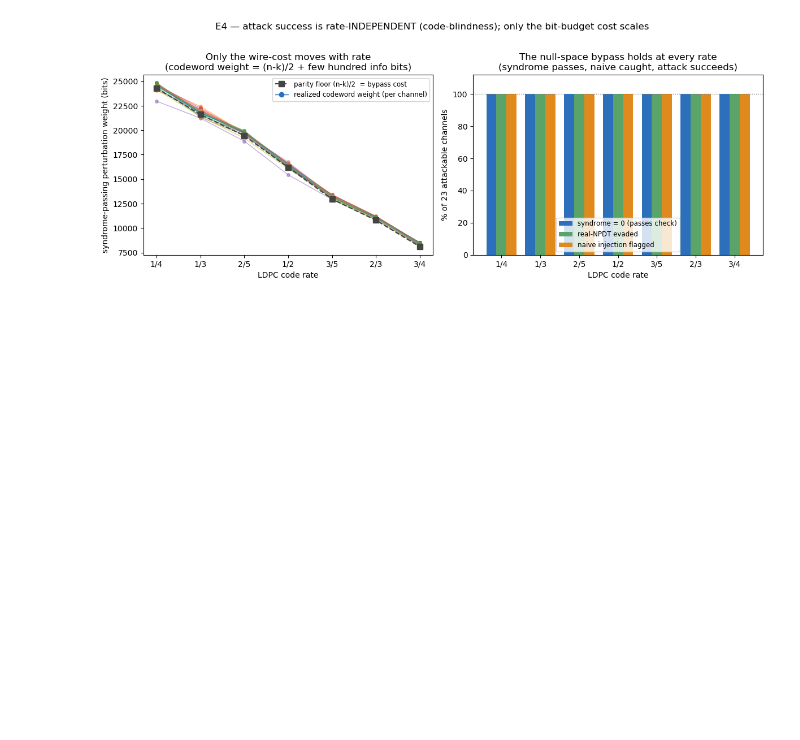
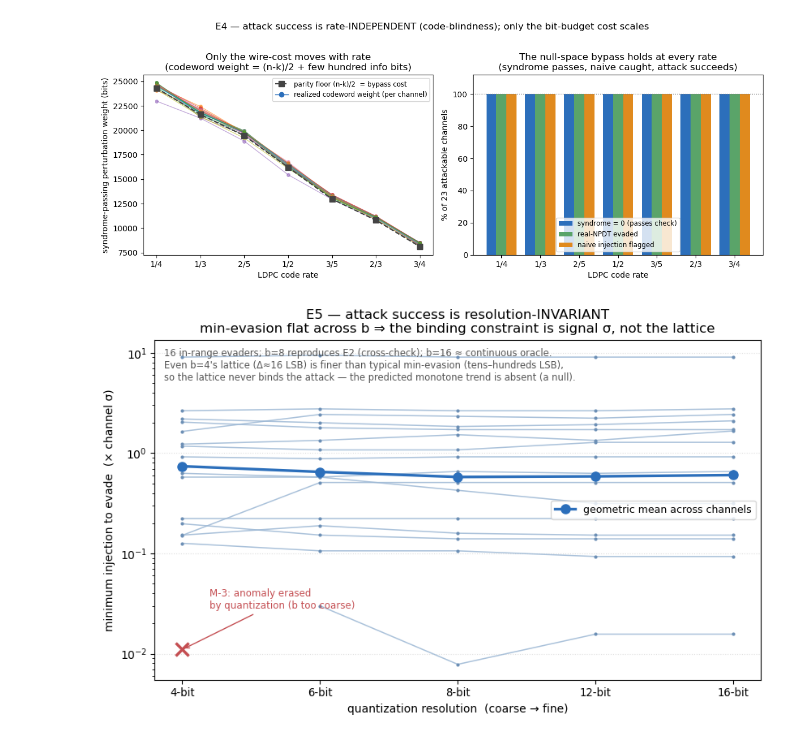
Before and after one commit to ramananj34/SecureSpace, a Jupyter notebook: nullspace_explorations/exploration_viz.ipynb, the cells around one changed output. Drawn from its saved outputs; the diff is of its cells as text; code cells hidden in the pictures; blank space fills up the shorter version.

```diff
--- a/nullspace_explorations/exploration_viz.ipynb
+++ b/nullspace_explorations/exploration_viz.ipynb
@@ -37,3 +37,47 @@ fig.suptitle("E4 — attack success is rate-INDEPENDENT (code-blindness); only t
 plt.tight_layout(); plt.show()
 # %% [output]
 [figure]
+# %%
+import json, numpy as np, matplotlib.pyplot as plt
+from pathlib import Path
+E5 = json.load(open("runs_e5/e5_summary.json"))
+B = [4, 6, 8, 12, 16]
+xpos = {b: i for i, b in enumerate(B)}
+fig, ax = plt.subplots(figsize=(8.4, 5.3))
+geom = {b: [] for b in B}
+erased = []
+for r in E5:
+    xs, ys = [], []
+    for row in r["by_b"]:
+        b = row["b"]
+        if not row["clean_hit_at_b"]:
+            erased.append((xpos[b], r["chan"])); continue
+        v = row["min_evasion_over_sigma"]
+        if v is None:
+            continue
+        xs.append(xpos[b]); ys.append(v); geom[b].append(v)
+    ax.plot(xs, ys, "-", color="#9bb7d4", lw=1.1, alpha=0.85, zorder=2)
+    ax.plot(xs, ys, ".", color="#6c8fb5", ms=4, zorder=2)
+gx = [xpos[b] for b in B if geom[b]]
+gy = [float(np.exp(np.mean(np.log(geom[b])))) for b in B if geom[b]]
+ax.plot(gx, gy, "o-", color="#2c6fbb", lw=2.4, ms=8, zorder=4, label="geometric mean across channels")
+for xv, ch in erased:
+    ax.plot(xv, 0.011, "x", color="#c44e52", ms=12, mew=2.5, zorder=5)
+    ax.annotate(f"{ch}: anomaly erased\nby quantization (b too coarse)", xy=(xv, 0.011), xytext=(xv + 0.2, 0.028), fontsize=8.5, color="#c44e52", arrowprops=dict(arrowstyle="->", color="#c44e52"))
+ax.set_yscale("log")
+ax.set_xticks(list(xpos.values()))
+ax.set_xticklabels([f"{b}-bit" for b in B], fontsize=9.5)
+ax.set_xlabel("quantization resolution  (coarse → fine)")
+ax.set_ylabel("minimum injection to evade  (× channel σ)")
+ax.set_title("E5 — attack success is resolution-INVARIANT\n"
+             "min-evasion flat across b ⇒ the binding constraint is signal σ, not the lattice")
+ax.text(0.015, 0.975,
+        f"{len(E5)} in-range evaders; b=8 reproduces E2 (cross-check); b=16 ≈ continuous oracle.\n"
+        "Even b=4's lattice (Δ≈16 LSB) is finer than typical min-evasion (tens–hundreds LSB),\n"
+        "so the lattice never binds the attack — the predicted monotone trend is absent (a null).",
+        transform=ax.transAxes, va="top", fontsize=8.3, color="#555")
+ax.legend(fontsize=9, loc="center right")
+ax.grid(True, axis="y", ls=":", alpha=0.4)
+plt.tight_layout(); plt.show()
+# %% [output]
+[figure, added]
```
Also changed, not shown: 2 other files.
